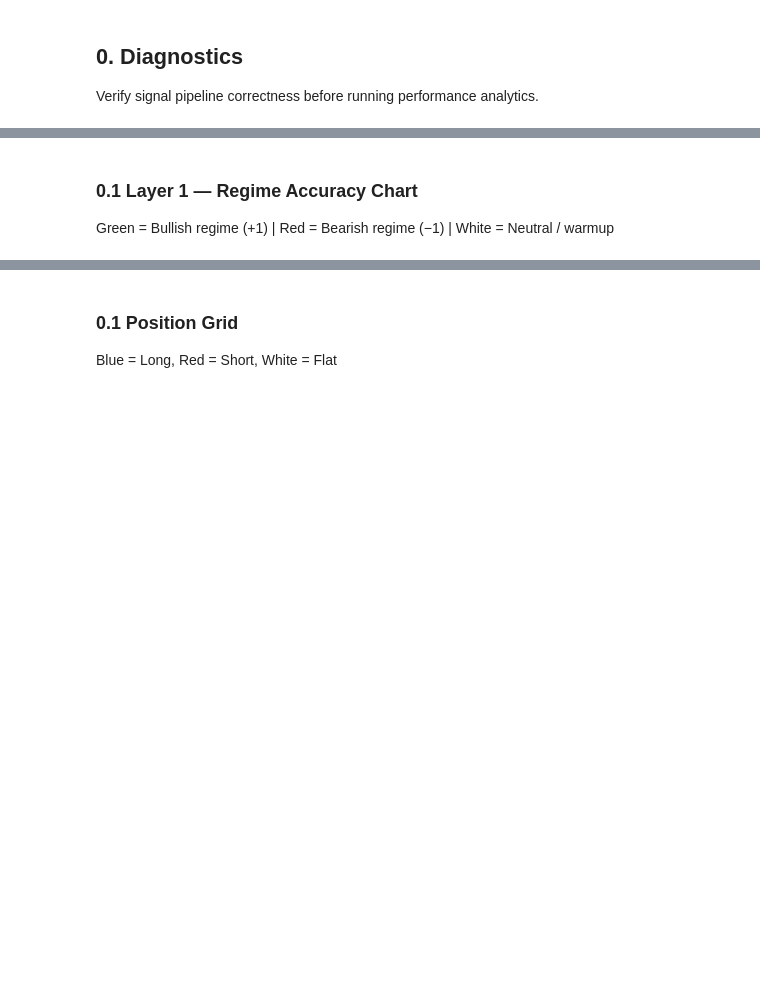
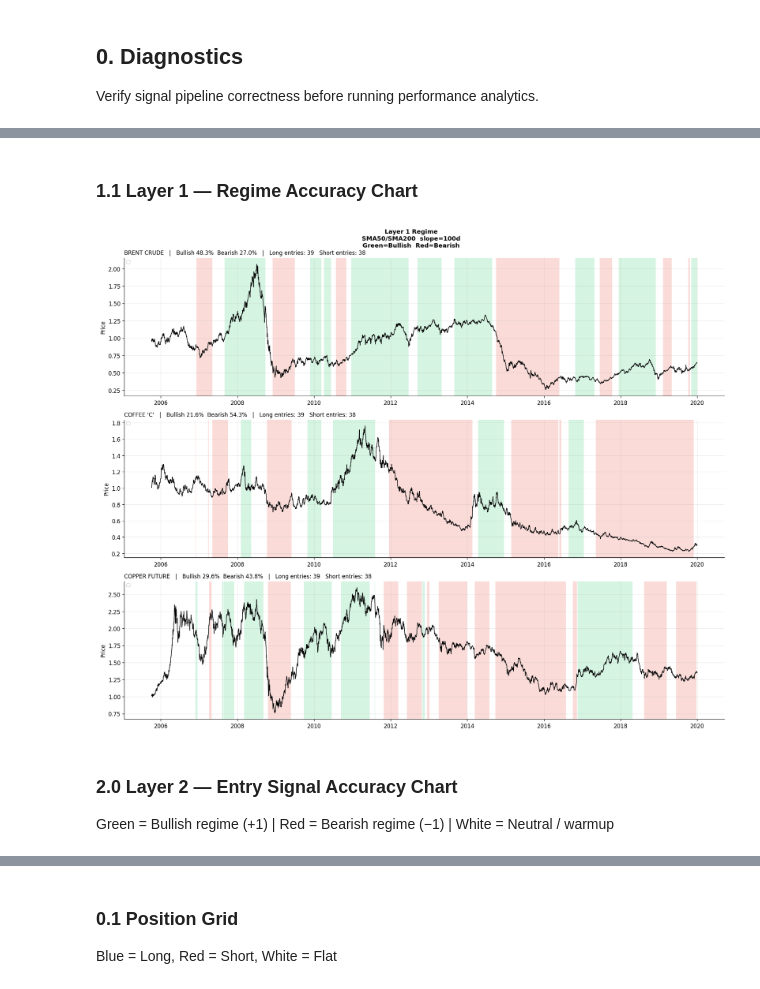
Before and after one commit to fa-jaa/BUSI97075-backtesting, a Jupyter notebook: tasks/task_1/main.ipynb, the cells around one changed output, grey strips where cells are left out. Cells and saved outputs as stored; diff of their text form; code cells hidden in the pictures; blank space fills up the shorter version.

```diff
--- a/tasks/task_1/main.ipynb
+++ b/tasks/task_1/main.ipynb
@@ -298,5 +234,62 @@ Conteggio su 3715 giorni totali (NaN esclusi dal %):
+# %% [markdown]
+### 1.1 Layer 1 — Regime Accuracy Chart
+# %%
+from signals.signal_layer1_v2 import layer1_signal
+import matplotlib.patches as mpatches
+
+l1 = layer1_signal(prices,
+                   filter_fast    = FILTER_FAST,
+                   filter_slow    = FILTER_SLOW,
+                   slope_lookback = SLOPE_LOOKBACK)
+
+
+# ── Regime  ────────────────────────────────────────────────
+REGIME_COMDTIES = ['BRENT CRUDE', "COFFEE 'C'", 'COPPER FUTURE']
+
+fig, axes = plt.subplots(3, 1, figsize=(16, 13), sharex=False)
+fig.suptitle(
+    f'Layer 1 Regime \n'
+    f'SMA{FILTER_FAST}/SMA{FILTER_SLOW}  slope={SLOPE_LOOKBACK}d \n'
+    f'Green=Bullish  Red=Bearish ',
+    fontweight='bold', fontsize=11
+)
+
+for ax, col in zip(axes, REGIME_COMDTIES):
+    p    = prices[col]
+    sig1 = l1[col]
+
+    # Price line
+    ax.plot(p.index, p.values, color='black', lw=1.0, zorder=3)
+
+    # Regime shading
+    ax.fill_between(p.index, 0, 1,
+                    where=(sig1 == 1),
+                    transform=ax.get_xaxis_transform(),
+                    color='#2ecc71', alpha=0.20, lw=0, zorder=1)
+    ax.fill_between(p.index, 0, 1,
+                    where=(sig1 == -1),
+                    transform=ax.get_xaxis_transform(),
+                    color='#e74c3c', alpha=0.20, lw=0, zorder=1)
+
+    n_total  = sig1.notna().sum()
+    pct_bull = (sig1 ==  1).sum() / n_total * 100
+    pct_bear = (sig1 == -1).sum() / n_total * 100
+
+    ax.set_title(
+        f'{col}   |   Bullish {pct_bull:.1f}%  Bearish {pct_bear:.1f}%   |   '
+        f'Long entries: {len(long_days)}   Short entries: {len(short_days)}',
+        fontsize=10, loc='left'
+    )
+    ax.set_ylabel('Price')
+    ax.legend(fontsize=8, loc='upper left', ncol=2)
+    ax.spines[['top', 'right']].set_visible(False)
+
+fig.tight_layout()
+plt.show()
+# %% [output]
+[figure, added]
 # %% [markdown]
-### 0.1 Layer 1 — Regime Accuracy Chart
+### 2.0 Layer 2 — Entry Signal Accuracy Chart
 
 Green = Bullish regime (+1) | Red = Bearish regime (−1) | White = Neutral / warmup
 # %%
```
Also changed, not shown: parts of 8 cells of this notebook, 5 other files.
